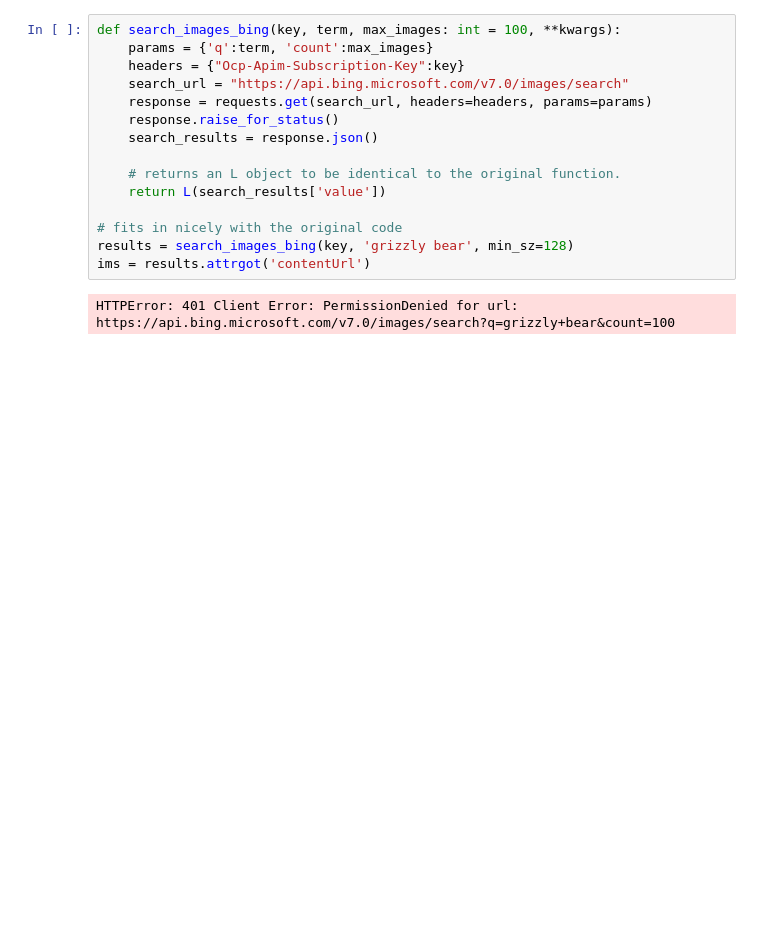
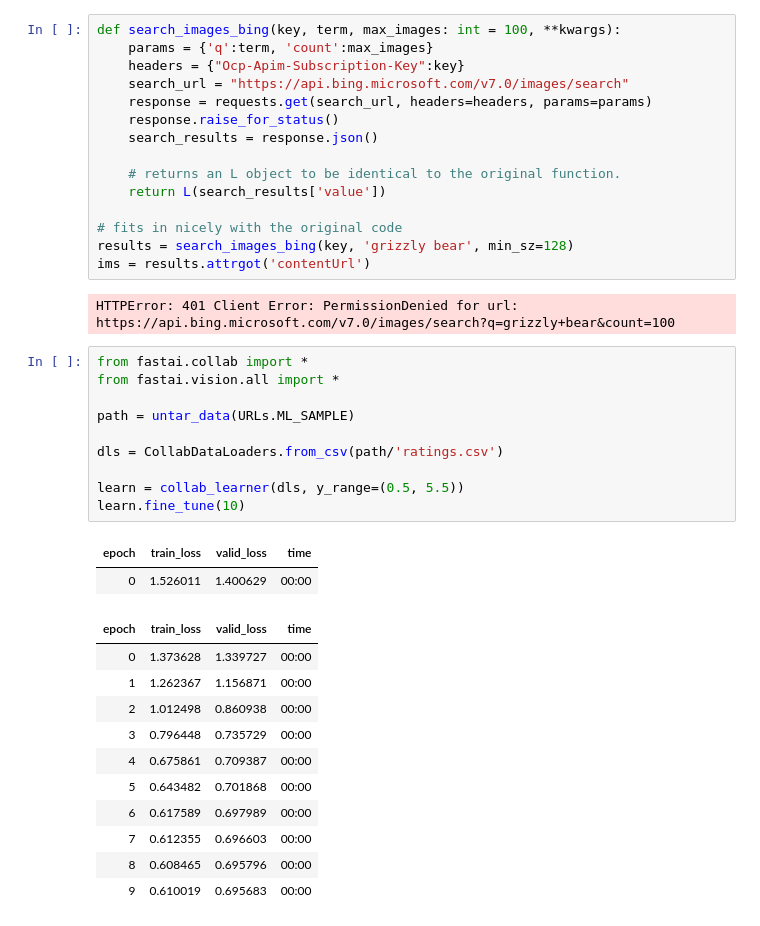
Before and after one commit to Sergo448/FastAI_PyTorch, a Jupyter notebook: notebooks/00_intro.ipynb, the cells around one changed output. Cells and saved outputs as stored; diff of their text form; blank space fills up the shorter version.

```diff
--- a/notebooks/00_intro.ipynb
+++ b/notebooks/00_intro.ipynb
@@ -214,3 +214,27 @@ results = search_images_bing(key, 'grizzly bear', min_sz=128)
 ims = results.attrgot('contentUrl')
 # %% [output]
 HTTPError: 401 Client Error: PermissionDenied for url: https://api.bing.microsoft.com/v7.0/images/search?q=grizzly+bear&count=100
+# %%
+from fastai.collab import *
+from fastai.vision.all import *
+
+path = untar_data(URLs.ML_SAMPLE)
+
+dls = CollabDataLoaders.from_csv(path/'ratings.csv')
+
+learn = collab_learner(dls, y_range=(0.5, 5.5))
+learn.fine_tune(10)
+# %% [output]
+| epoch | train_loss | valid_loss | time |
+| 0 | 1.526011 | 1.400629 | 00:00 |
+| epoch | train_loss | valid_loss | time |
+| 0 | 1.373628 | 1.339727 | 00:00 |
+| 1 | 1.262367 | 1.156871 | 00:00 |
+| 2 | 1.012498 | 0.860938 | 00:00 |
+| 3 | 0.796448 | 0.735729 | 00:00 |
+| 4 | 0.675861 | 0.709387 | 00:00 |
+| 5 | 0.643482 | 0.701868 | 00:00 |
+| 6 | 0.617589 | 0.697989 | 00:00 |
+| 7 | 0.612355 | 0.696603 | 00:00 |
+| 8 | 0.608465 | 0.695796 | 00:00 |
+| 9 | 0.610019 | 0.695683 | 00:00 |
```
Also changed, not shown: parts of 6 cells of this notebook, 2 other files.
